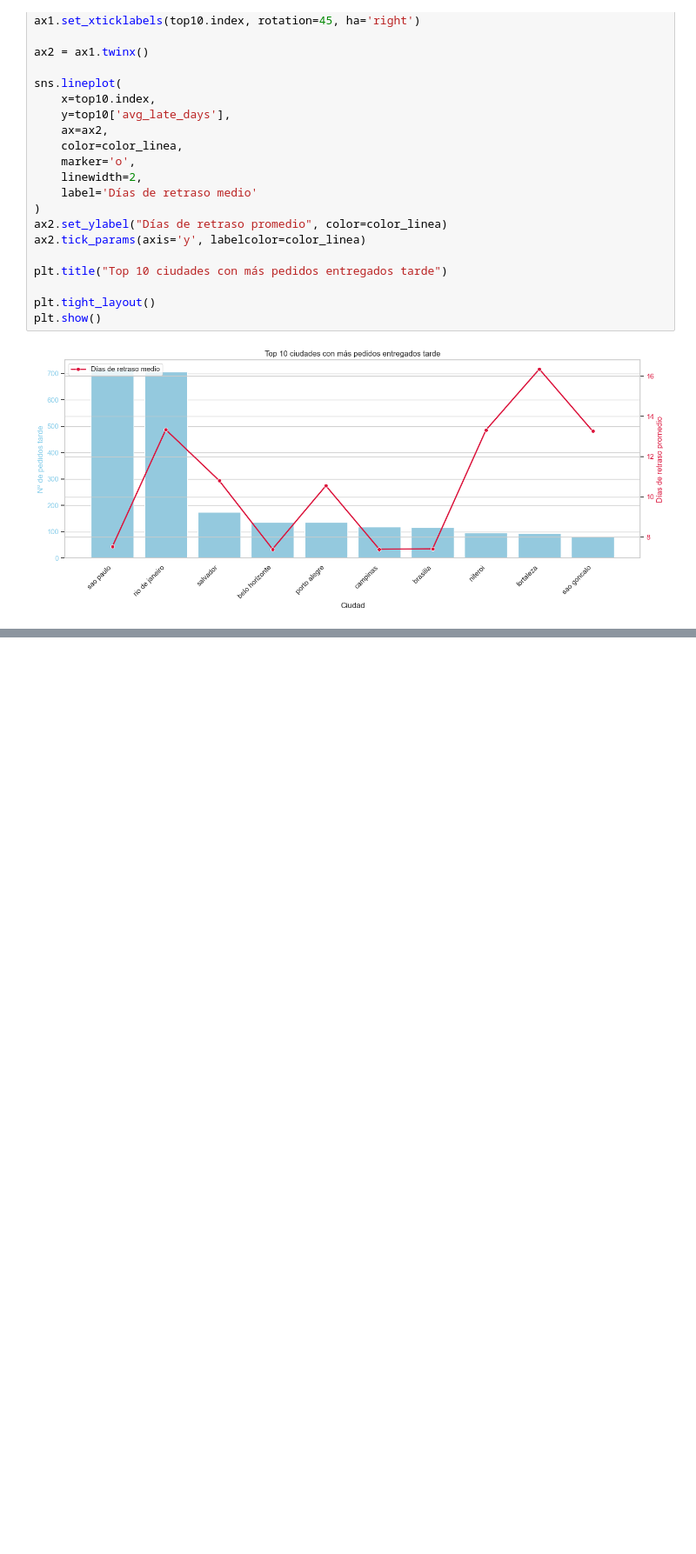
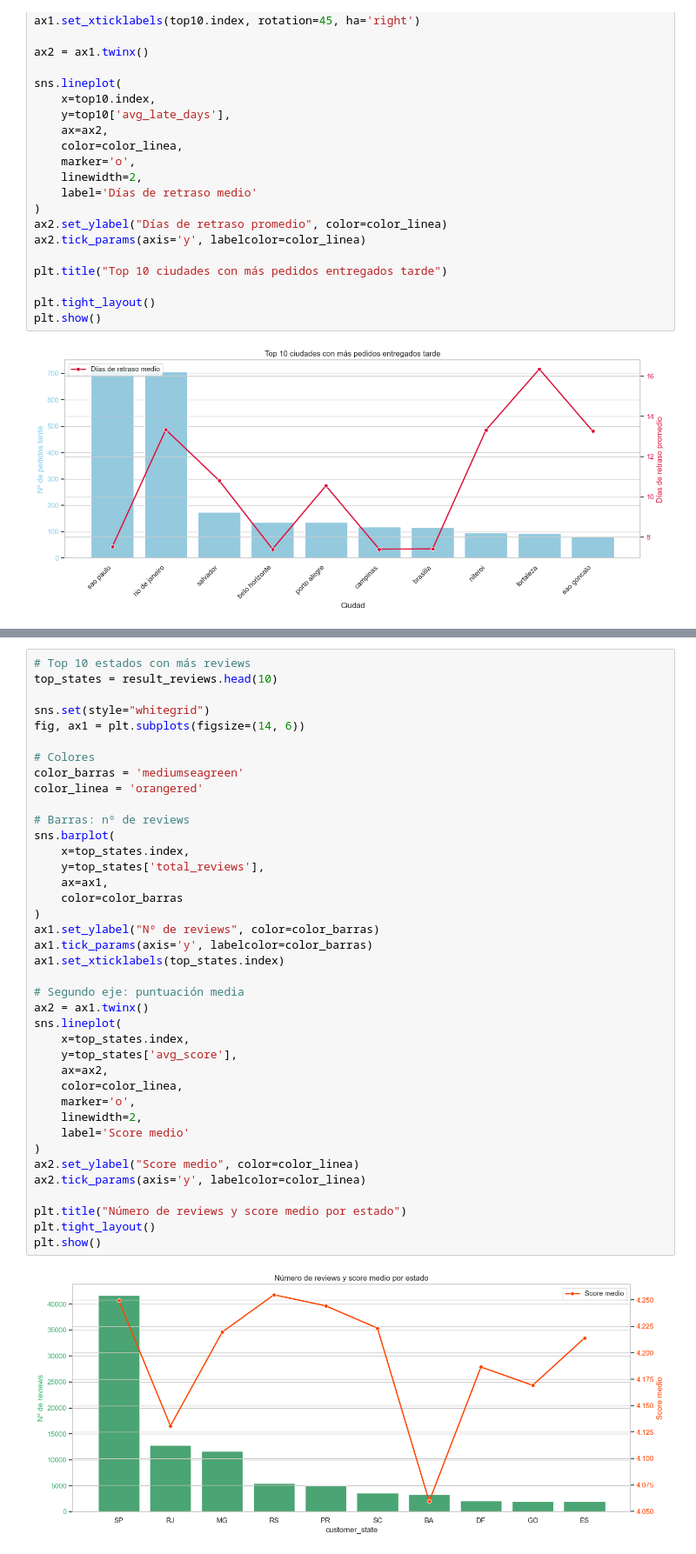
Before and after one commit to dllamas-stem/olist-interactive-dashboad, a Jupyter notebook: notebooks/ejercicios.ipynb, the cells around one changed output, grey strips where cells are left out. Shown at 87% size. Drawn from its saved outputs; the diff is of its cells as text; blank space fills up the shorter version.

```diff
--- a/notebooks/ejercicios.ipynb
+++ b/notebooks/ejercicios.ipynb
@@ -443,0 +496,41 @@ plt.show()
+# %%
+# Top 10 estados con más reviews
+top_states = result_reviews.head(10)
+
+sns.set(style="whitegrid")
+fig, ax1 = plt.subplots(figsize=(14, 6))
+
+# Colores
+color_barras = 'mediumseagreen'
+color_linea = 'orangered'
+
+# Barras: nº de reviews
+sns.barplot(
+    x=top_states.index,
+    y=top_states['total_reviews'],
+    ax=ax1,
+    color=color_barras
+)
+ax1.set_ylabel("Nº de reviews", color=color_barras)
+ax1.tick_params(axis='y', labelcolor=color_barras)
+ax1.set_xticklabels(top_states.index)
+
+# Segundo eje: puntuación media
+ax2 = ax1.twinx()
+sns.lineplot(
+    x=top_states.index,
+    y=top_states['avg_score'],
+    ax=ax2,
+    color=color_linea,
+    marker='o',
+    linewidth=2,
+    label='Score medio'
+)
+ax2.set_ylabel("Score medio", color=color_linea)
+ax2.tick_params(axis='y', labelcolor=color_linea)
+
+plt.title("Número de reviews y score medio por estado")
+plt.tight_layout()
+plt.show()
+# %% [output]
+[figure, added]
```
Also changed, not shown: parts of 1 cell of this notebook.
